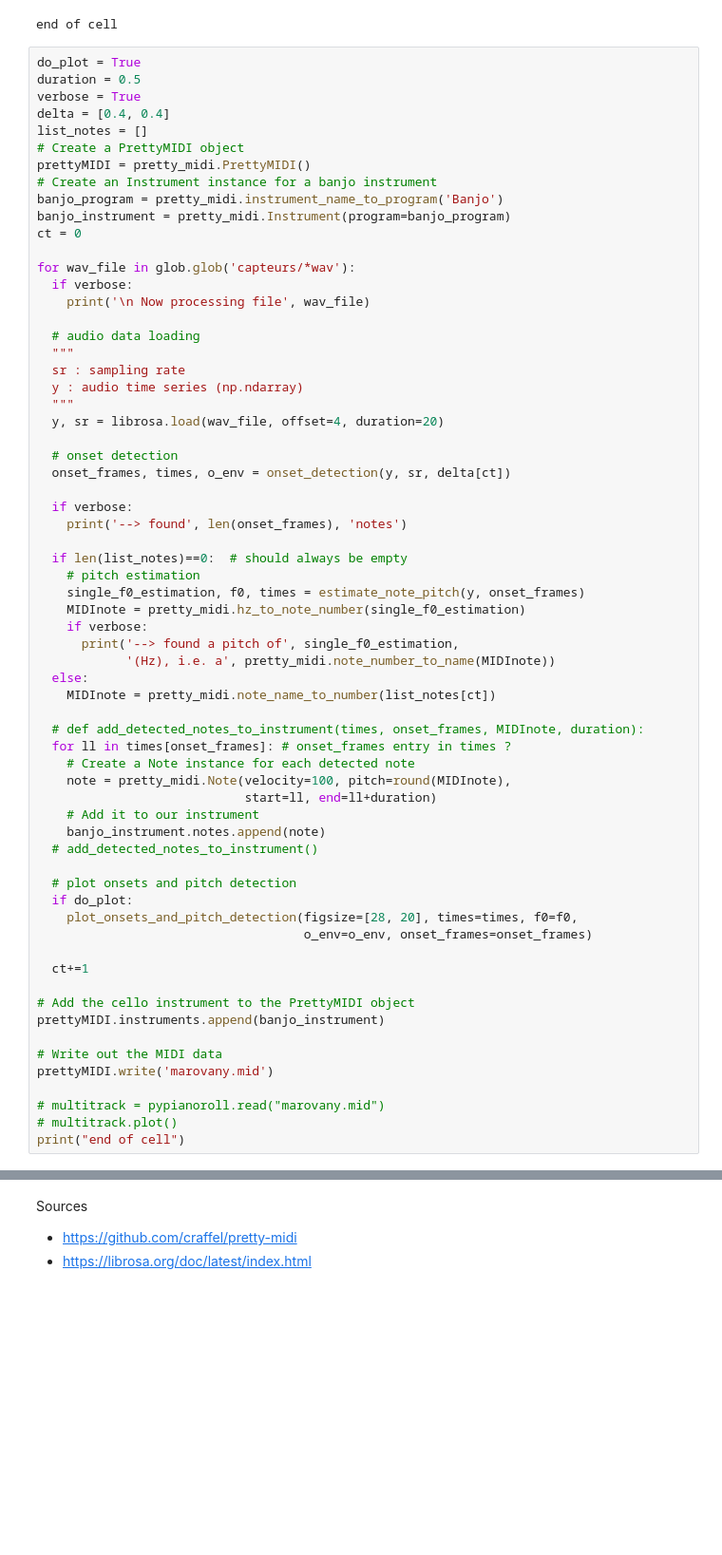
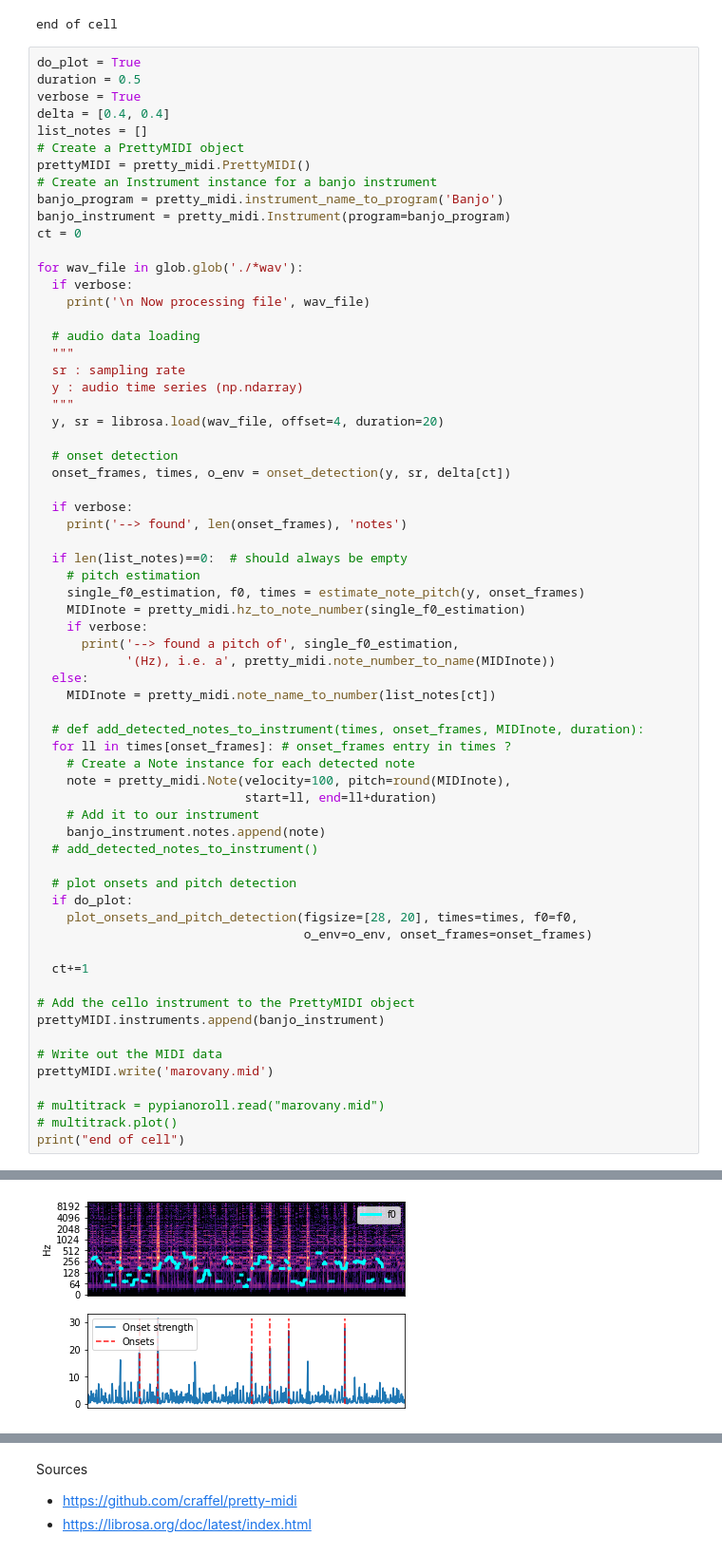
Before and after one commit to flo-bou/marovany_detection, a Jupyter notebook: analysis/main_old.ipynb, the cells around one changed output, grey strips where cells are left out. Shown at 95% size. Drawn from its saved outputs; the diff is of its cells as text; blank space fills up the shorter version.

```diff
--- a/analysis/main_old.ipynb
+++ b/analysis/main_old.ipynb
@@ -132,7 +134,7 @@ banjo_program = pretty_midi.instrument_name_to_program('Banjo')
 banjo_instrument = pretty_midi.Instrument(program=banjo_program)
 ct = 0
 
-for wav_file in glob.glob('capteurs/*wav'):
+for wav_file in glob.glob('./*wav'):
   if verbose:
     print('\n Now processing file', wav_file)
 
@@ -188,0 +193 @@ end of cell
+[figure, added]
```
Also changed, not shown: parts of 2 cells of this notebook, 11 other files.
